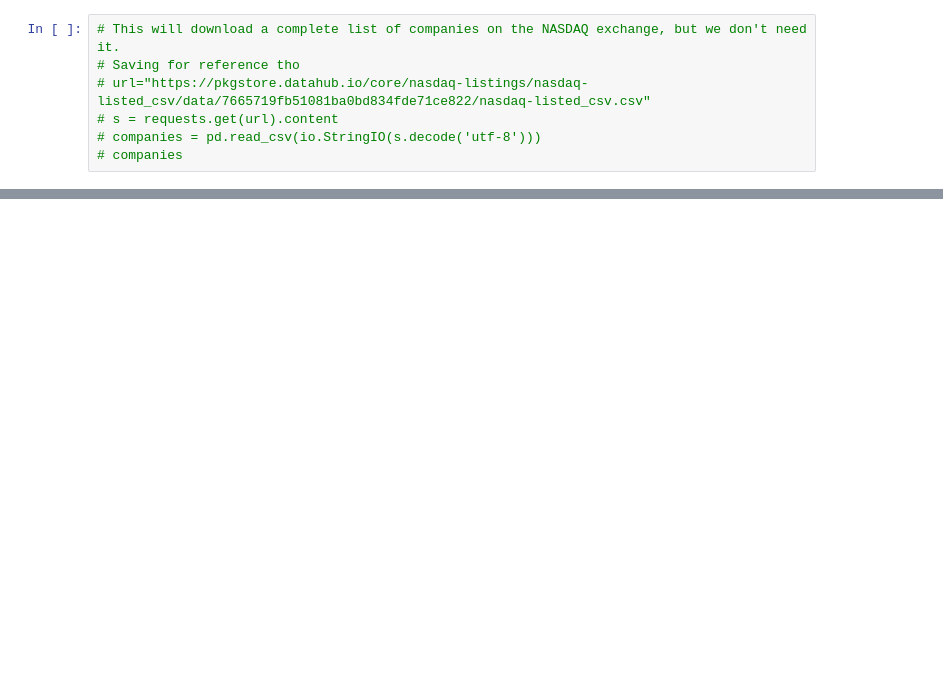
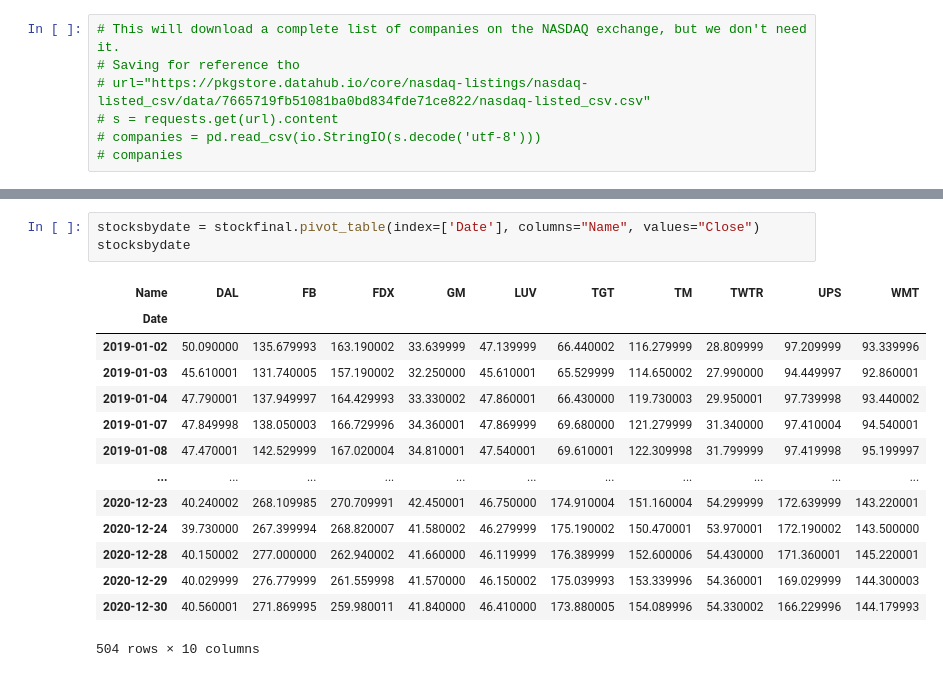
Before and after one commit to nt1983/team5-exercise, a Jupyter notebook: stockgrabber.ipynb, the cells around one changed output, grey strips where cells are left out. Saved outputs shown, nothing was run; the diff lists cells and outputs as text; blank space fills up the shorter version.

```diff
--- a/stockgrabber.ipynb
+++ b/stockgrabber.ipynb
@@ -127,0 +84,18 @@ plt.show()
+# %%
+stocksbydate = stockfinal.pivot_table(index=['Date'], columns="Name", values="Close")
+stocksbydate
+# %% [output]
+| Name | DAL | FB | FDX | GM | LUV | TGT | TM | TWTR | UPS | WMT |
+| Date |  |  |  |  |  |  |  |  |  |  |
+| 2019-01-02 | 50.090000 | 135.679993 | 163.190002 | 33.639999 | 47.139999 | 66.440002 | 116.279999 | 28.809999 | 97.209999 | 93.339996 |
+| 2019-01-03 | 45.610001 | 131.740005 | 157.190002 | 32.250000 | 45.610001 | 65.529999 | 114.650002 | 27.990000 | 94.449997 | 92.860001 |
+| 2019-01-04 | 47.790001 | 137.949997 | 164.429993 | 33.330002 | 47.860001 | 66.430000 | 119.730003 | 29.950001 | 97.739998 | 93.440002 |
+| 2019-01-07 | 47.849998 | 138.050003 | 166.729996 | 34.360001 | 47.869999 | 69.680000 | 121.279999 | 31.340000 | 97.410004 | 94.540001 |
+| 2019-01-08 | 47.470001 | 142.529999 | 167.020004 | 34.810001 | 47.540001 | 69.610001 | 122.309998 | 31.799999 | 97.419998 | 95.199997 |
+| ... | ... | ... | ... | ... | ... | ... | ... | ... | ... | ... |
+| 2020-12-23 | 40.240002 | 268.109985 | 270.709991 | 42.450001 | 46.750000 | 174.910004 | 151.160004 | 54.299999 | 172.639999 | 143.220001 |
+| 2020-12-24 | 39.730000 | 267.399994 | 268.820007 | 41.580002 | 46.279999 | 175.190002 | 150.470001 | 53.970001 | 172.190002 | 143.500000 |
+| 2020-12-28 | 40.150002 | 277.000000 | 262.940002 | 41.660000 | 46.119999 | 176.389999 | 152.600006 | 54.430000 | 171.360001 | 145.220001 |
+| 2020-12-29 | 40.029999 | 276.779999 | 261.559998 | 41.570000 | 46.150002 | 175.039993 | 153.339996 | 54.360001 | 169.029999 | 144.300003 |
+| 2020-12-30 | 40.560001 | 271.869995 | 259.980011 | 41.840000 | 46.410000 | 173.880005 | 154.089996 | 54.330002 | 166.229996 | 144.179993 |
+504 rows × 10 columns
```
Also changed, not shown: parts of 14 cells of this notebook, 1 other file.
